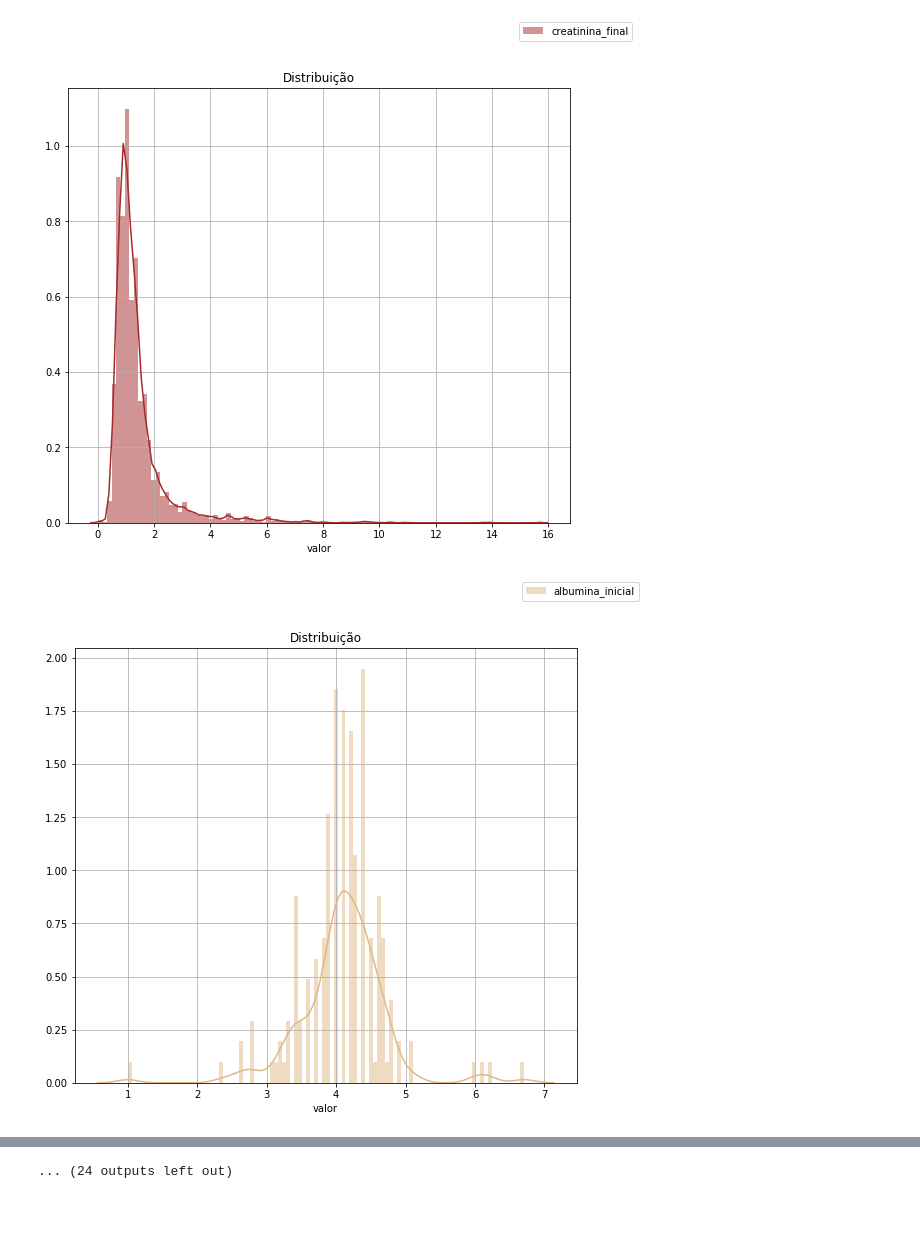
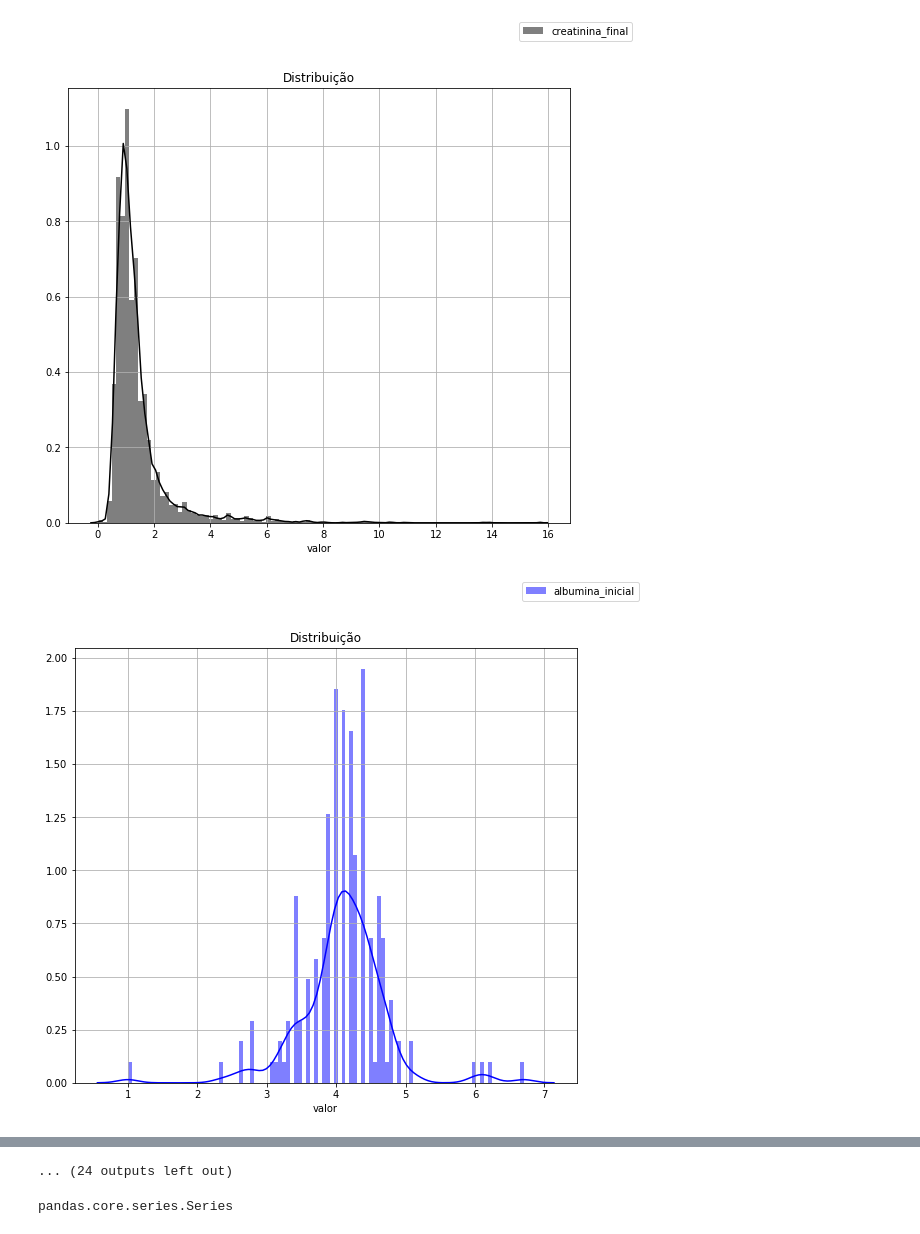
Before and after one commit to gabiiwa/DRC, a Jupyter notebook: analise_distribuicao.ipynb, the cells around one changed output, grey strips where cells are left out. Cells and saved outputs as stored; diff of their text form; code cells hidden in the pictures.

```diff
--- a/analise_distribuicao.ipynb
+++ b/analise_distribuicao.ipynb
@@ -19,0 +70,5 @@ from statsmodels.stats.multicomp import MultiComparison
+# %%
+#substituindo os valores para Nan
+for tabela in dic:
+    for coluna in dic[tabela].keys():
+        dic[tabela][coluna]=dic[tabela][coluna].replace([0,'0','0.0',''], np.nan)
@@ -20,3 +85,30 @@ from statsmodels.stats.multicomp import MultiComparison
+# %%
+afr={}
+cfr={}
+data = pd.read_csv('banco/Dados2010-2014DesfechoFasesETC2.csv')
+idade = data['Idade']
+id_paciente = data['Id']
+for tabela in dic:
+    for coluna in dic[tabela].keys():
+        if coluna == 'sexo' or coluna=='data_nascimento' or coluna =='estagioI' or coluna=='estagioF' or coluna=='estagioI_alb' or coluna=='estagioF_alb':
+            afr[coluna] = dic[tabela][coluna]
+            cfr[coluna] = dic[tabela][coluna]
+        elif tabela == 'aval_funcao_renal':
+            afr[coluna] = dic[tabela][coluna]
+        elif tabela == 'complicacao_funcao_renal':
+            cfr[coluna] = dic[tabela][coluna]
+
+afr['id_paciente'] = id_paciente
+cfr['id_paciente'] = id_paciente
+afr['idade'] = idade
+cfr['idade'] = idade
+df_afr = pd.DataFrame(afr)
+df_cfr = pd.DataFrame(cfr)
+# %%
+#tidy data
+df_afr=(df_afr.melt(id_vars=["id_paciente","sexo","idade","data_nascimento","estagioI", "estagioF", 'estagioI_alb', 'estagioF_alb'],
+                    var_name=["exame"],
+                    value_name="valor"))
 # %%
 colors = mcolors.CSS4_COLORS
 colors
@@ -61,7 +182,6 @@ colors.pop('linen', None)
 #           '#bcbd22',
 #           '#17becf',
 #           '#1a55FF']
-colors = mcolors.CSS4_COLORS.values()
 colors=list(colors)
 nomes_exames =['creatinina_inicial', 'creatinina_final', 'albumina_inicial',
                'albumina_final', 'rel_alb_creat_uauc_inicial',
@@ -75,17 +195,17 @@ nomes_exames =['creatinina_inicial', 'creatinina_final', 'albumina_inicial',
                'fosfatase_alc_final', 'ck_inicial', 'ck_final', 'ecoae_inicial',
                'ecoae_final', 'ecoao_inicial', 'ecoao_final', 'ecosiv_inicial',
                'ecosiv_final']
-# os.mkdir('/home/gabic9814/git/DRC/distribuicao')
+# os.mkdir('/home/gabic9814/git/DRC/distribuicao_banco')
 for ind in range(len(nomes_exames)):
     fig = plt.figure(figsize=(9, 8))
     plt.grid()
     plt.title('Distribuição')
-    sns.distplot(afr.loc[afr['exame'] == nomes_exames[ind], 'valor'], color=colors[ind+10], bins=100, hist_kws={'alpha': 0.5});
-#     sns.distplot(afr.loc[afr['exame'] == 'albumina_inicial', 'valor'], color=colors[1], bins=100, hist_kws={'alpha': 0.5});
-    # sns.distplot(afr.loc[afr['exame'] == 'creatinina_final', 'valor'], color=colors[2], bins=100, hist_kws={'alpha': 0.5});
-    # sns.distplot(afr.loc[afr['exame'] == 'creatinina_inicial', 'valor'], color=colors[3], bins=100, hist_kws={'alpha': 0.5});
+    sns.distplot(df_afr.loc[df_afr['exame'] == nomes_exames[ind], 'valor'], color=colors[ind], bins=100, hist_kws={'alpha': 0.5});
+#     sns.distplot(df_afr.loc[df_afr['exame'] == 'albumina_inicial', 'valor'], color=colors[1], bins=100, hist_kws={'alpha': 0.5});
+    # sns.distplot(df_afr.loc[df_afr['exame'] == 'creatinina_final', 'valor'], color=colors[2], bins=100, hist_kws={'alpha': 0.5});
+    # sns.distplot(df_afr.loc[df_afr['exame'] == 'creatinina_inicial', 'valor'], color=colors[3], bins=100, hist_kws={'alpha': 0.5});
     fig.legend([nomes_exames[ind],],loc='upper right')
     # plt.show()
 #     ,'albumina_inicial'
-    plt.savefig("distribuicao/Distribuicao_"+str(nomes_exames[ind]))
+    plt.savefig("distribuicao_banco/Distribuicao_"+str(nomes_exames[ind]))
 # %% [output]
@@ -93,2 +213,2 @@ for ind in range(len(nomes_exames)):
-[figure, old version]
+[figure, new version]
-[figure, old version]
+[figure, new version]
@@ -106,0 +227,4 @@ for ind in range(len(nomes_exames)):
+# %%
+type(df_afr.loc[df_afr['exame'] == nomes_exames[ind], 'valor'])
+# %% [output]
+pandas.core.series.Series
```
Also changed, not shown: parts of 13 cells of this notebook, 37 other files.
